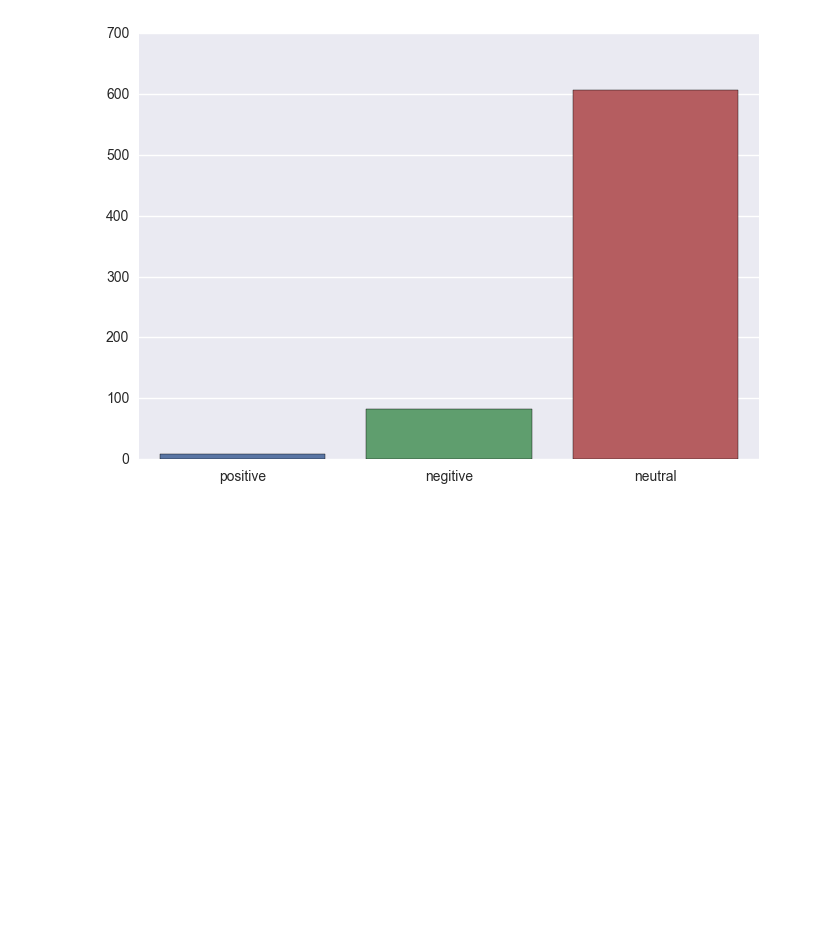
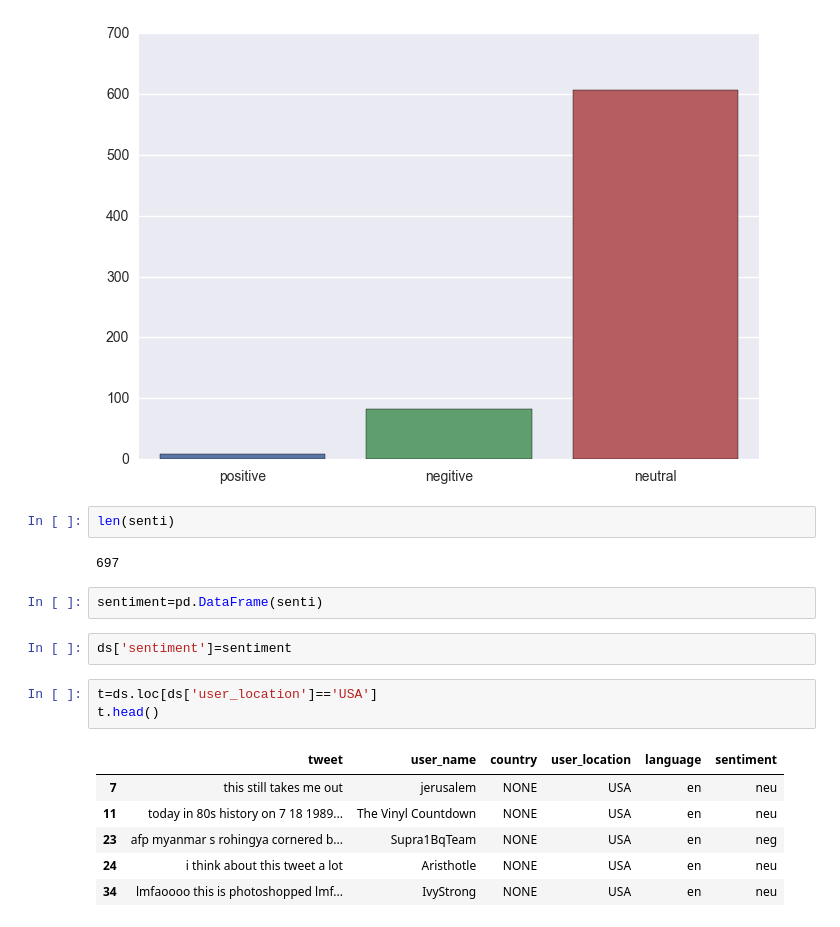
Before and after one commit to isarth/safecity, a Jupyter notebook: twitters/twitter_analysis-Copy1.ipynb, the cells around one changed output. Saved outputs shown, nothing was run; the diff lists cells and outputs as text; blank space fills up the shorter version.

```diff
--- a/twitters/twitter_analysis-Copy1.ipynb
+++ b/twitters/twitter_analysis-Copy1.ipynb
@@ -114,3 +118,21 @@ sns.barplot(['positive','negitive','neutral'],sentiment)
 plt.show()
 # %% [output]
 [figure]
+# %%
+len(senti)
+# %% [output]
+697
+# %%
+sentiment=pd.DataFrame(senti)
+# %%
+ds['sentiment']=sentiment
+# %%
+t=ds.loc[ds['user_location']=='USA']
+t.head()
+# %% [output]
+|  | tweet | user_name | country | user_location | language | sentiment |
+| 7 | this still takes me out | jerusalem | NONE | USA | en | neu |
+| 11 | today in 80s history on 7 18 1989... | The Vinyl Countdown | NONE | USA | en | neu |
+| 23 | afp myanmar s rohingya cornered b... | Supra1BqTeam | NONE | USA | en | neg |
+| 24 | i think about this tweet a lot | Aristhotle | NONE | USA | en | neu |
+| 34 | lmfaoooo this is photoshopped lmf... | IvyStrong | NONE | USA | en | neu |
```
Also changed, not shown: parts of 2 cells of this notebook.
